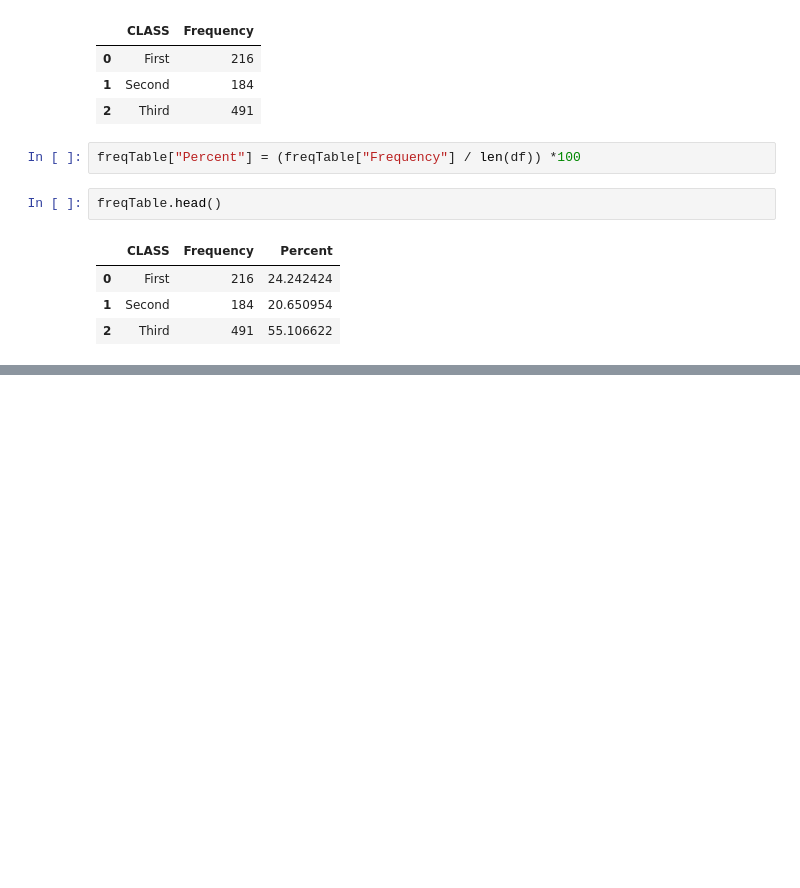
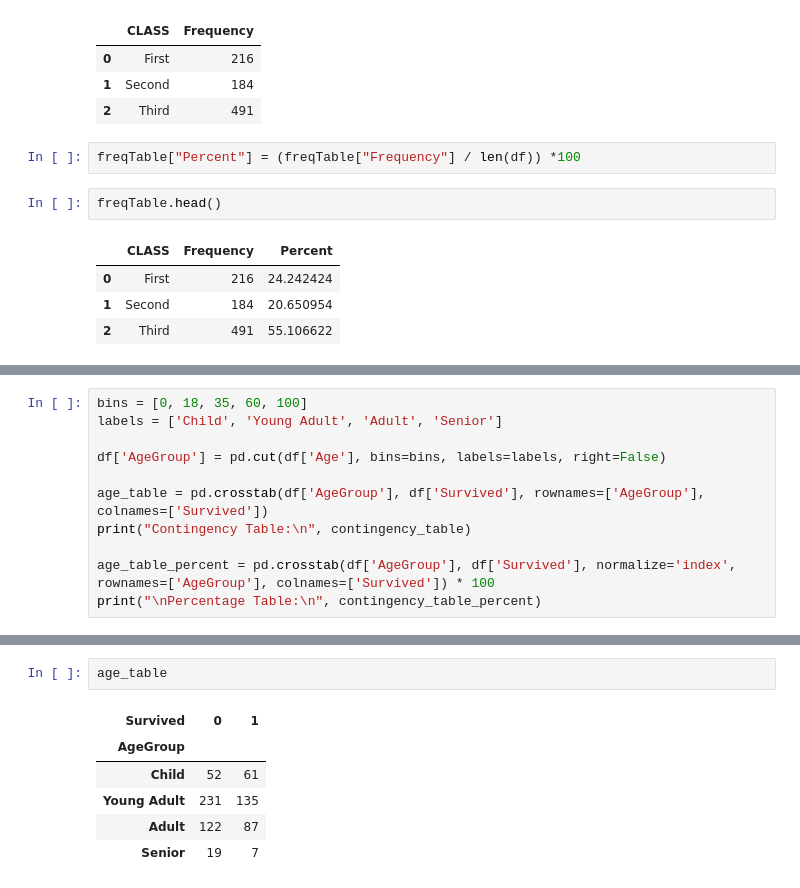
Before and after one commit to ReapersOne/AI, a Jupyter notebook: Semester 1/Titanic/Titanic.ipynb, the cells around one changed output, grey strips where cells are left out. Saved outputs shown, nothing was run; the diff lists cells and outputs as text; blank space fills up the shorter version.

Commit message:
messing with ages
we calculated ages with contingency tables

```diff
--- a/Semester 1/Titanic/Titanic.ipynb
+++ b/Semester 1/Titanic/Titanic.ipynb
@@ -342,0 +343,11 @@ memory usage: 83.7+ KB
+# %%
+bins = [0, 18, 35, 60, 100]
+labels = ['Child', 'Young Adult', 'Adult', 'Senior']
+
+df['AgeGroup'] = pd.cut(df['Age'], bins=bins, labels=labels, right=False)
+
+age_table = pd.crosstab(df['AgeGroup'], df['Survived'], rownames=['AgeGroup'], colnames=['Survived'])
+print("Contingency Table:\n", contingency_table)
+
+age_table_percent = pd.crosstab(df['AgeGroup'], df['Survived'], normalize='index', rownames=['AgeGroup'], colnames=['Survived']) * 100
+print("\nPercentage Table:\n", contingency_table_percent)
@@ -342,0 +366,9 @@ memory usage: 83.7+ KB
+# %%
+age_table
+# %% [output]
+| Survived | 0 | 1 |
+| AgeGroup |  |  |
+| Child | 52 | 61 |
+| Young Adult | 231 | 135 |
+| Adult | 122 | 87 |
+| Senior | 19 | 7 |
```
Also changed, not shown: parts of 24 cells of this notebook.
